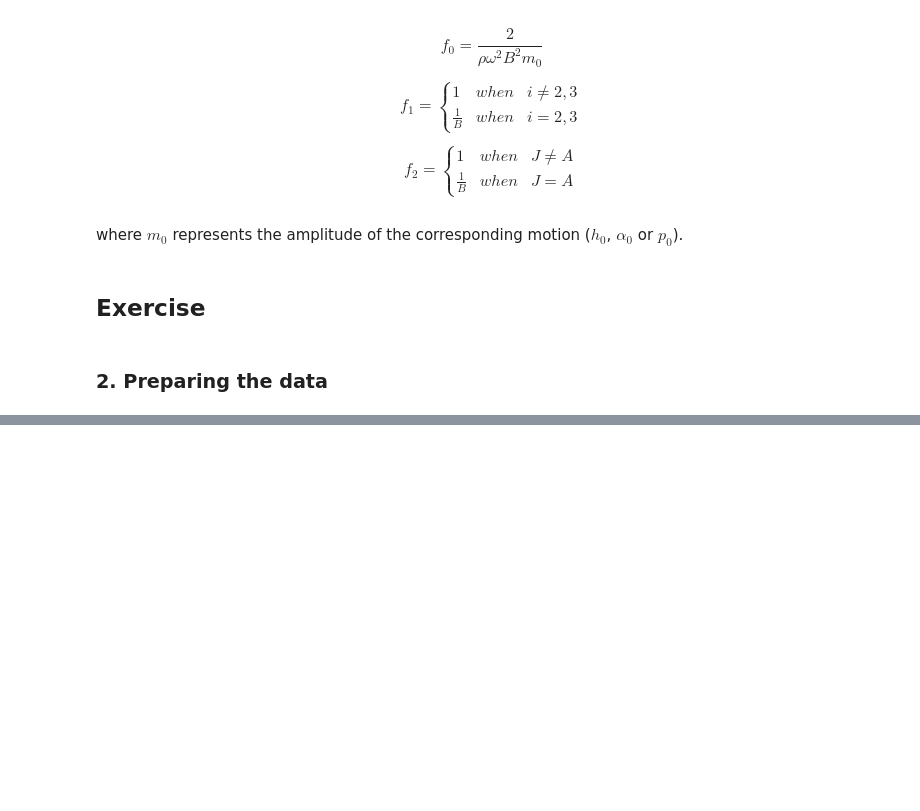
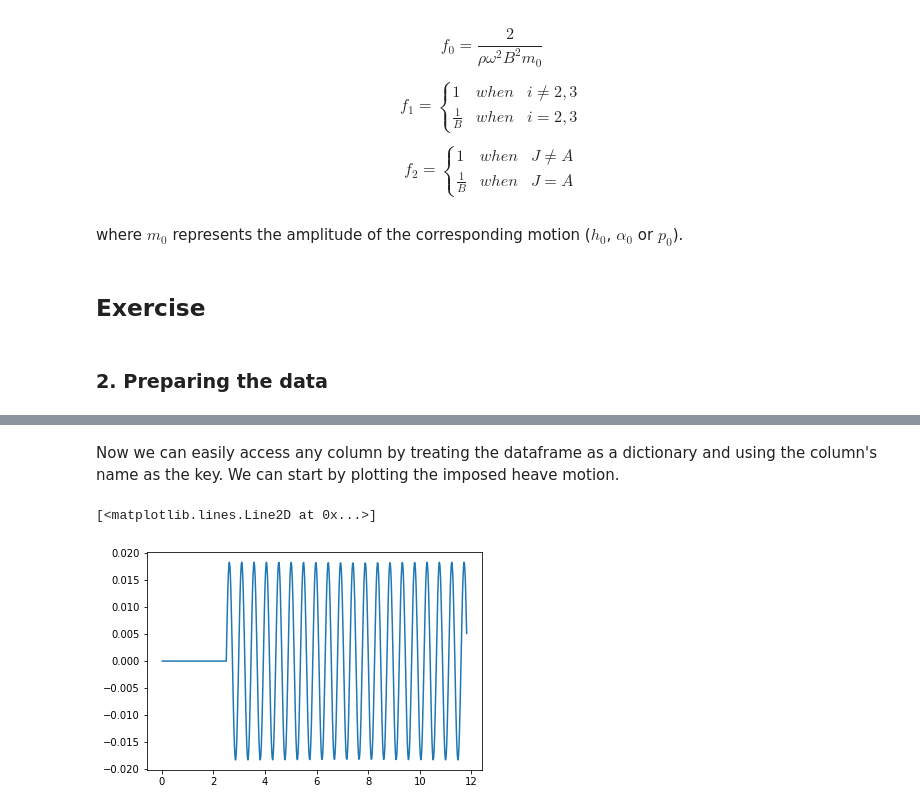
Before and after one commit to mpentek/SWEToolbox, a Jupyter notebook: 5_flutter_analysis_tools/howto_1_calculation_of_flutter_derivatives.ipynb, the cells around one changed output, grey strips where cells are left out. Cells and saved outputs as stored; diff of their text form; code cells hidden in the pictures; blank space fills up the shorter version.

```diff
--- a/5_flutter_analysis_tools/howto_1_calculation_of_flutter_derivatives.ipynb
+++ b/5_flutter_analysis_tools/howto_1_calculation_of_flutter_derivatives.ipynb
@@ -147,0 +157,7 @@ where $m_0$ represents the amplitude of the corresponding motion ($h_0$, $\alpha
+# %%
+# Please, adjust the paths depending on where did you stored the data
+data_folder = 'example_data/'
+file_name = 'U_red=15.0_f=2.09_U=11.46_B=0.366_heave.dat'
+
+# Importing the data into a pandas dataframe
+data = pd.read_csv(data_folder+file_name, sep=' ', index_col=False)
@@ -147,0 +180,7 @@ where $m_0$ represents the amplitude of the corresponding motion ($h_0$, $\alpha
+# %% [markdown]
+Now we can easily access any column by treating the dataframe as a dictionary and using the column's name as the key. We can start by plotting the imposed heave motion.
+# %%
+plt.plot(data['Time'],data['Heave'])
+# %% [output]
+[<matplotlib.lines.Line2D at 0x...>]
+[figure, added]
```
Also changed, not shown: parts of 18 cells of this notebook.
